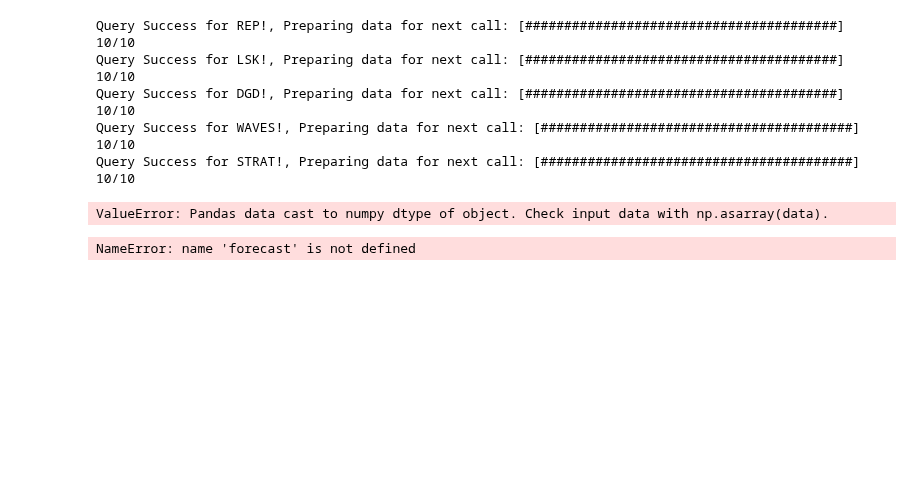
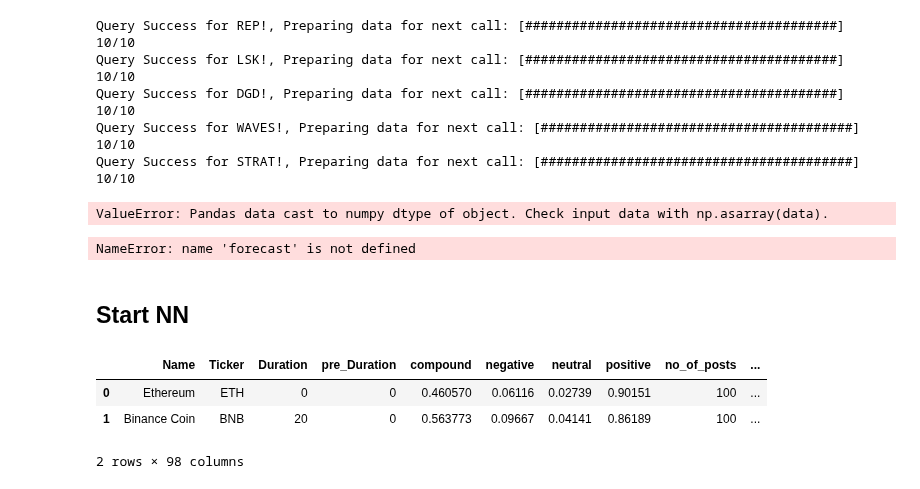
Before and after one commit to eccadena/ICO_Viability_Index, a Jupyter notebook: notebooks/libs/Christian_working_notebook.ipynb, the cells around one changed output. Drawn from its saved outputs; the diff is of its cells as text; code cells hidden in the pictures; blank space fills up the shorter version.

```diff
--- a/notebooks/libs/Christian_working_notebook.ipynb
+++ b/notebooks/libs/Christian_working_notebook.ipynb
@@ -1031,3 +1019,5 @@ def read_json(self):
     raw_data = response.read()
     json_data = json.loads(raw_data)
     return json_data
+# %% [markdown]
+## Start NN
@@ -1033,0 +1029,10 @@ def read_json(self):
+# %%
+file_path = Path("../../data/cleandata/1hot_merged_post_ICO.csv")
+df = pd.read_csv(file_path)
+# %%
+df.head(2)
+# %% [output]
+|  | Name | Ticker | Duration | pre_Duration | compound | negative | neutral | positive | no_of_posts | ... |
+| 0 | Ethereum | ETH | 0 | 0 | 0.460570 | 0.06116 | 0.02739 | 0.90151 | 100 | ... |
+| 1 | Binance Coin | BNB | 20 | 0 | 0.563773 | 0.09667 | 0.04141 | 0.86189 | 100 | ... |
+2 rows × 98 columns
```
Also changed, not shown: parts of 28 cells of this notebook, 10 other files.
